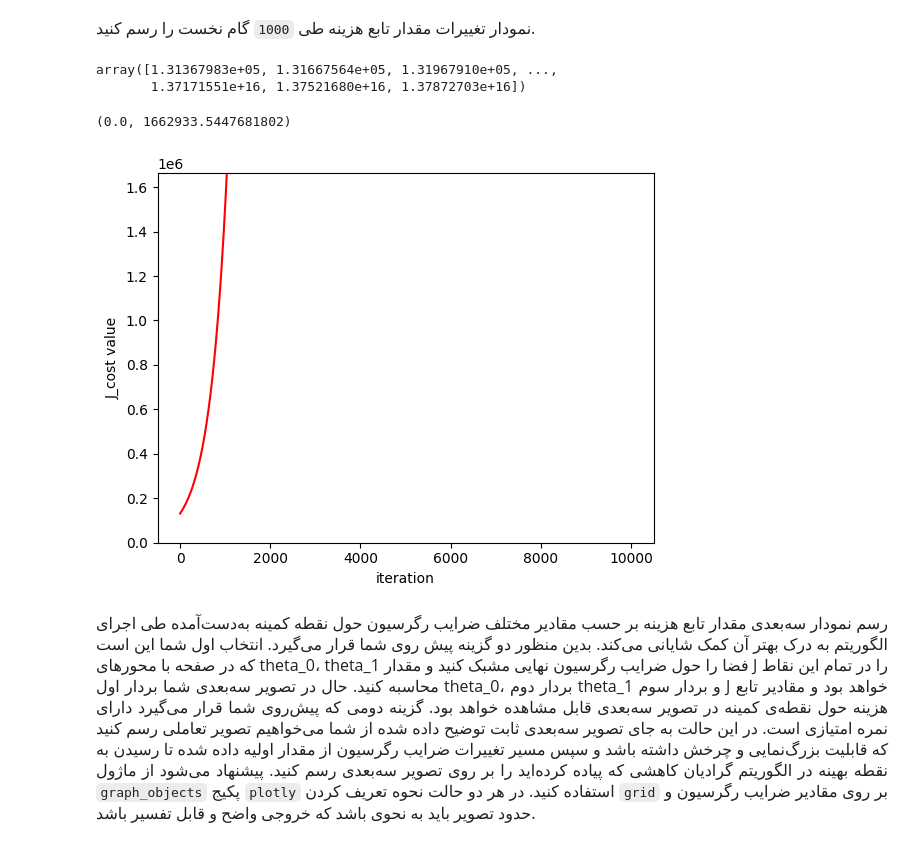
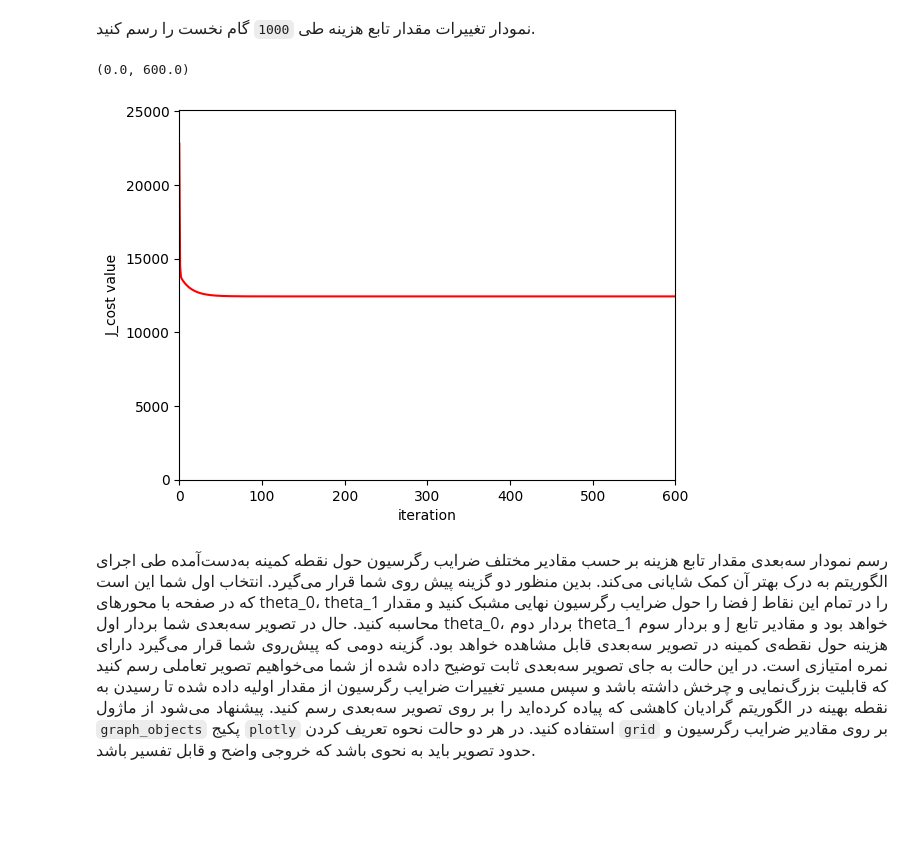
Before and after one commit to pou008/regression, a Jupyter notebook: Regression/regression.ipynb, the cells around one changed output. Saved outputs shown, nothing was run; the diff lists cells and outputs as text; code cells hidden in the pictures; blank space fills up the shorter version.

Commit message:
plotting the impact of learning rate

```diff
--- a/Regression/regression.ipynb
+++ b/Regression/regression.ipynb
@@ -198,7 +198,7 @@ $$\frac{\partial}{\partial \theta_j} J\Bigl(\theta_0, \theta_1\Bigr) = \frac{1}{
 # computeCost(X,y,theta_gd) = a float number
 
 def computeCost(X, y, theta_gd):
-    J = (1 / (2 * len(x))) * np.sum((x @ theta_gd - y) ** 2)
+    J = (1 / (2 * len(x))) * np.sum((X @ theta_gd - y) ** 2)
     return(J)
 # %% [markdown]
 <p dir=rtl style="direction: rtl;text-align: justify;line-height:200%;font-family:vazir;font-size:medium">
@@ -230,7 +230,7 @@ def gradientDescent(X, y, theta_gd, alpha, num_iters):
 
     for i in range(num_iters):
         h0 = x @ theta_gd
-        error = y - h0
+        error = h0 - y
         gradient = (1 / len(x)) * (x.T @ error)
         theta_gd -= alpha * gradient
         hist_theta[:, i] = theta_gd.flatten()
@@ -261,7 +261,7 @@ def gradientDescent(X, y, theta_gd, alpha, num_iters):
 </font>
 </p>
 # %%
-theta_gd, J_history, theta_gd_history = gradientDescent(x, y, np.array([[0],[0]]), .001, 10000)
+theta_gd, J_history, theta_gd_history = gradientDescent(x, y, np.array([[0],[0]]), 1, 10000)
 # %%
 #final theta_gd
 theta_gd
@@ -284,19 +284,15 @@ min(J_history)
 <font face="vazir" size=3>
 نمودار تغییرات مقدار تابع هزینه طی <code>1000</code> گام نخست را رسم کنید.</font>
 </p>
-# %%
-J_history
-# %% [output]
-array([1.31367983e+05, 1.31667564e+05, 1.31967910e+05, ...,
-       1.37171551e+16, 1.37521680e+16, 1.37872703e+16])
 # %%
 plt.plot(J_history, color= 'red')
 plt.xlabel('iteration')
 plt.ylabel('J_cost value')
 plt.ylim([0, np.max(J_history[:1000]) * 1.1])
+plt.xlim([0,600])
 # %% [output]
-(0.0, 1662933.5447681802)
+(0.0, 600.0)
-[figure, old version]
+[figure, new version]
 # %%
 import plotly.graph_objs as go
 import numpy as np
```
Also changed, not shown: parts of 28 cells of this notebook.
